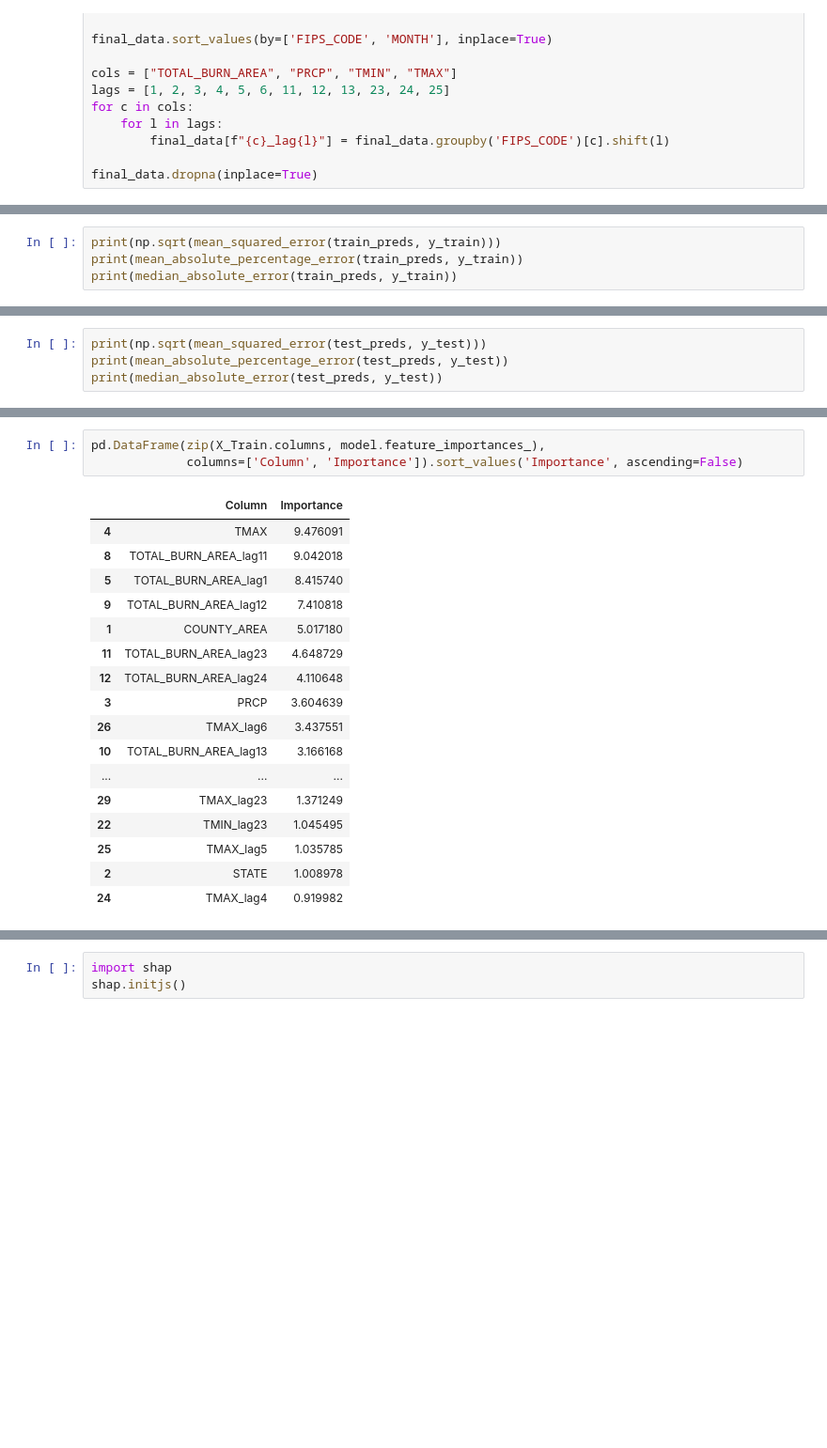
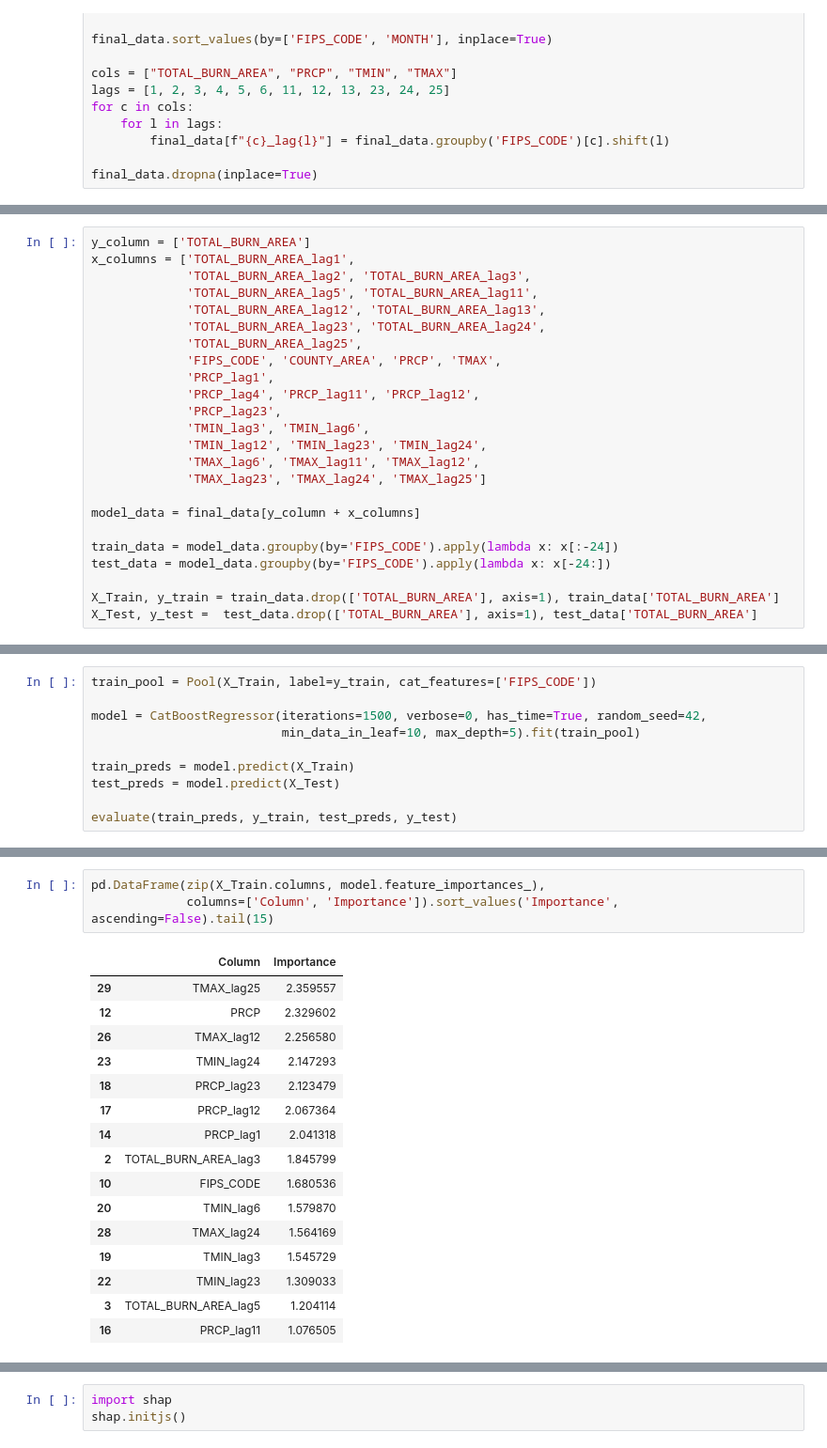
Before and after one commit to DCavanaugh98/WildfireMLProject, a Jupyter notebook: Modeling.ipynb, the cells around one changed output, grey strips where cells are left out. Shown at 94% size. Cells and saved outputs as stored; diff of their text form; blank space fills up the shorter version.

```diff
--- a/Modeling.ipynb
+++ b/Modeling.ipynb
@@ -122,4 +353,24 @@ test_preds = model.predict(X_Test)
 # %%
-print(np.sqrt(mean_squared_error(train_preds, y_train)))
-print(mean_absolute_percentage_error(train_preds, y_train))
-print(median_absolute_error(train_preds, y_train))
+y_column = ['TOTAL_BURN_AREA']
+x_columns = ['TOTAL_BURN_AREA_lag1',
+             'TOTAL_BURN_AREA_lag2', 'TOTAL_BURN_AREA_lag3',
+             'TOTAL_BURN_AREA_lag5', 'TOTAL_BURN_AREA_lag11',
+             'TOTAL_BURN_AREA_lag12', 'TOTAL_BURN_AREA_lag13',
+             'TOTAL_BURN_AREA_lag23', 'TOTAL_BURN_AREA_lag24',
+             'TOTAL_BURN_AREA_lag25',
+             'FIPS_CODE', 'COUNTY_AREA', 'PRCP', 'TMAX',
+             'PRCP_lag1',
+             'PRCP_lag4', 'PRCP_lag11', 'PRCP_lag12',
+             'PRCP_lag23',
+             'TMIN_lag3', 'TMIN_lag6',
+             'TMIN_lag12', 'TMIN_lag23', 'TMIN_lag24',
+             'TMAX_lag6', 'TMAX_lag11', 'TMAX_lag12',
+             'TMAX_lag23', 'TMAX_lag24', 'TMAX_lag25']
+
+model_data = final_data[y_column + x_columns]
+
+train_data = model_data.groupby(by='FIPS_CODE').apply(lambda x: x[:-24])
+test_data = model_data.groupby(by='FIPS_CODE').apply(lambda x: x[-24:])
+
+X_Train, y_train = train_data.drop(['TOTAL_BURN_AREA'], axis=1), train_data['TOTAL_BURN_AREA']
+X_Test, y_test =  test_data.drop(['TOTAL_BURN_AREA'], axis=1), test_data['TOTAL_BURN_AREA']
@@ -130,5 +377,11 @@ print(median_absolute_error(train_preds, y_train))
 # %%
-print(np.sqrt(mean_squared_error(test_preds, y_test)))
-print(mean_absolute_percentage_error(test_preds, y_test))
-print(median_absolute_error(test_preds, y_test))
+train_pool = Pool(X_Train, label=y_train, cat_features=['FIPS_CODE'])
+
+model = CatBoostRegressor(iterations=1500, verbose=0, has_time=True, random_seed=42,
+                          min_data_in_leaf=10, max_depth=5).fit(train_pool)
+
+train_preds = model.predict(X_Train)
+test_preds = model.predict(X_Test)
+
+evaluate(train_preds, y_train, test_preds, y_test)
 # %% [output]
@@ -141,21 +394,20 @@ print(median_absolute_error(test_preds, y_test))
 # %%
 pd.DataFrame(zip(X_Train.columns, model.feature_importances_),
-             columns=['Column', 'Importance']).sort_values('Importance', ascending=False)
+             columns=['Column', 'Importance']).sort_values('Importance', ascending=False).tail(15)
 # %% [output]
 |  | Column | Importance |
-| 4 | TMAX | 9.476091 |
-| 8 | TOTAL_BURN_AREA_lag11 | 9.042018 |
-| 5 | TOTAL_BURN_AREA_lag1 | 8.415740 |
-| 9 | TOTAL_BURN_AREA_lag12 | 7.410818 |
-| 1 | COUNTY_AREA | 5.017180 |
-| 11 | TOTAL_BURN_AREA_lag23 | 4.648729 |
-| 12 | TOTAL_BURN_AREA_lag24 | 4.110648 |
-| 3 | PRCP | 3.604639 |
-| 26 | TMAX_lag6 | 3.437551 |
-| 10 | TOTAL_BURN_AREA_lag13 | 3.166168 |
-| ... | ... | ... |
-| 29 | TMAX_lag23 | 1.371249 |
-| 22 | TMIN_lag23 | 1.045495 |
-| 25 | TMAX_lag5 | 1.035785 |
-| 2 | STATE | 1.008978 |
-| 24 | TMAX_lag4 | 0.919982 |
+| 29 | TMAX_lag25 | 2.359557 |
+| 12 | PRCP | 2.329602 |
+| 26 | TMAX_lag12 | 2.256580 |
+| 23 | TMIN_lag24 | 2.147293 |
+| 18 | PRCP_lag23 | 2.123479 |
+| 17 | PRCP_lag12 | 2.067364 |
+| 14 | PRCP_lag1 | 2.041318 |
+| 2 | TOTAL_BURN_AREA_lag3 | 1.845799 |
+| 10 | FIPS_CODE | 1.680536 |
+| 20 | TMIN_lag6 | 1.579870 |
+| 28 | TMAX_lag24 | 1.564169 |
+| 19 | TMIN_lag3 | 1.545729 |
+| 22 | TMIN_lag23 | 1.309033 |
+| 3 | TOTAL_BURN_AREA_lag5 | 1.204114 |
+| 16 | PRCP_lag11 | 1.076505 |
```
Also changed, not shown: parts of 38 cells of this notebook, 12 other files.
